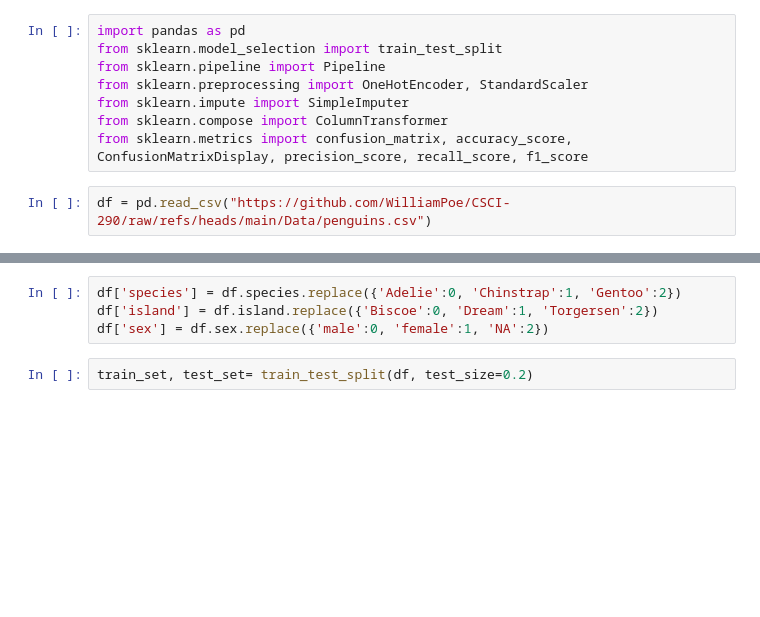
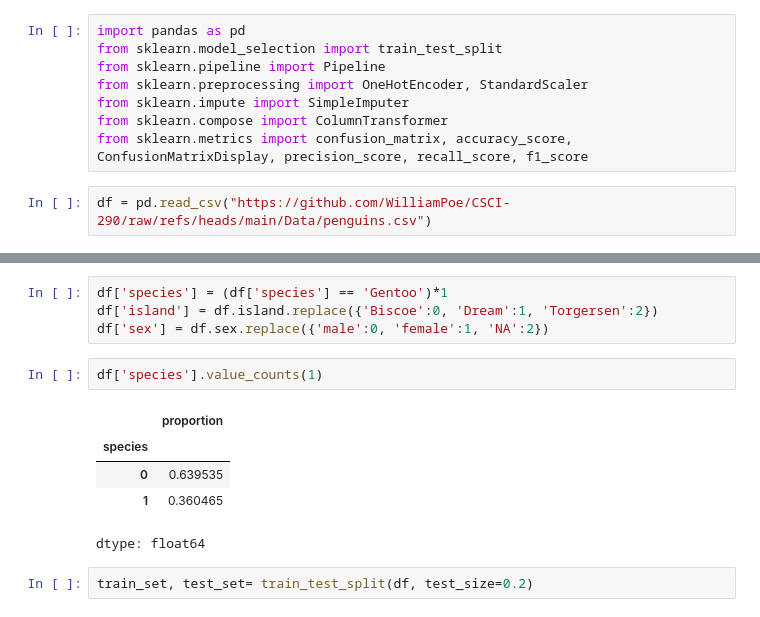
Before and after one commit to WilliamPoe/CSCI-290, a Jupyter notebook: notebooks/logreg_svm.ipynb, the cells around one changed output, grey strips where cells are left out. Drawn from its saved outputs; the diff is of its cells as text; blank space fills up the shorter version.

```diff
--- a/notebooks/logreg_svm.ipynb
+++ b/notebooks/logreg_svm.ipynb
@@ -13,7 +22,15 @@ df = pd.read_csv("https://github.com/WilliamPoe/CSCI-290/raw/refs/heads/main/Dat
 # %%
-df['species'] = df.species.replace({'Adelie':0, 'Chinstrap':1, 'Gentoo':2})
+df['species'] = (df['species'] == 'Gentoo')*1
 df['island'] = df.island.replace({'Biscoe':0, 'Dream':1, 'Torgersen':2})
 df['sex'] = df.sex.replace({'male':0, 'female':1, 'NA':2})
+# %%
+df['species'].value_counts(1)
+# %% [output]
+|  | proportion |
+| species |  |
+| 0 | 0.639535 |
+| 1 | 0.360465 |
+dtype: float64
 # %%
 train_set, test_set= train_test_split(df, test_size=0.2)
 # %%
```
Also changed, not shown: parts of 20 cells of this notebook.
